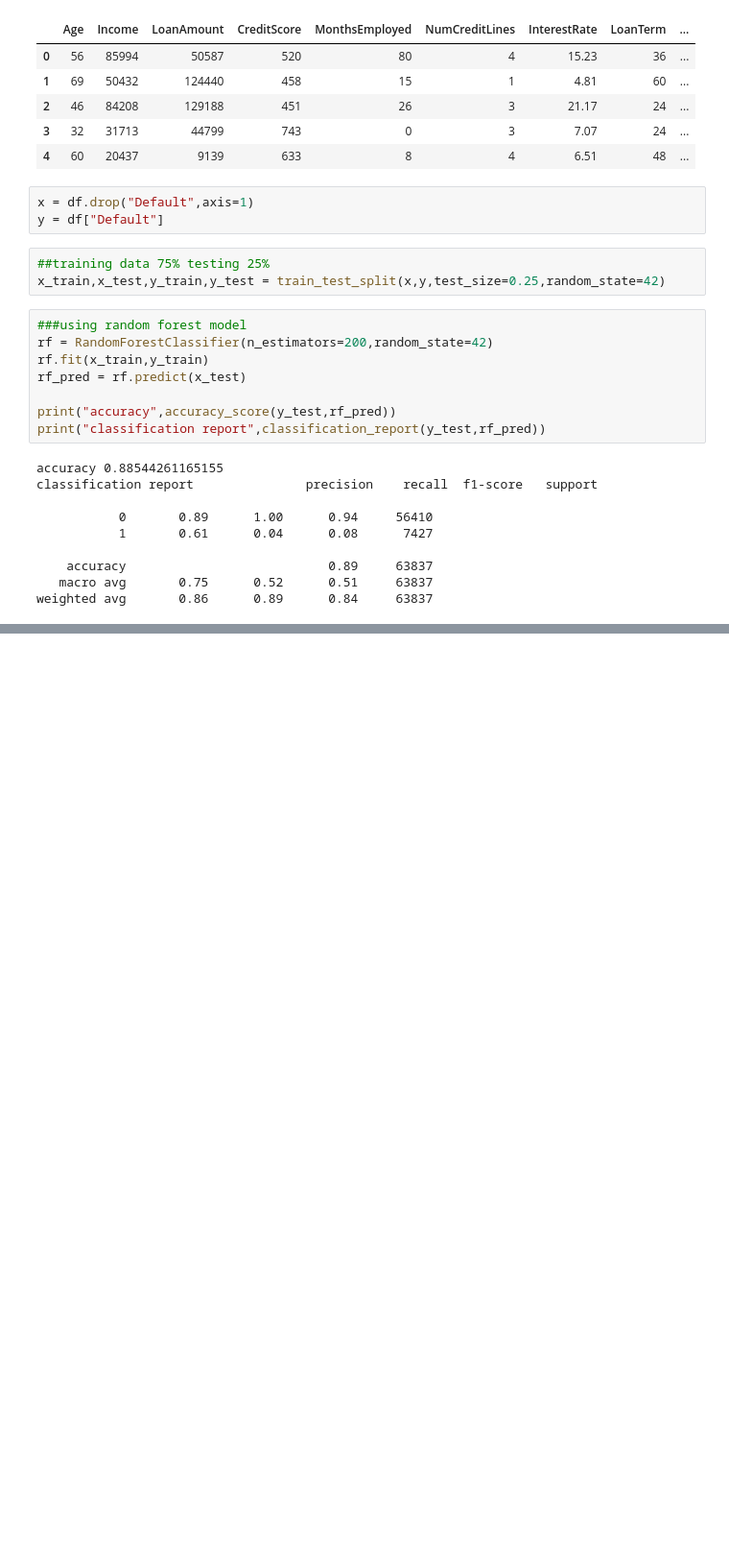
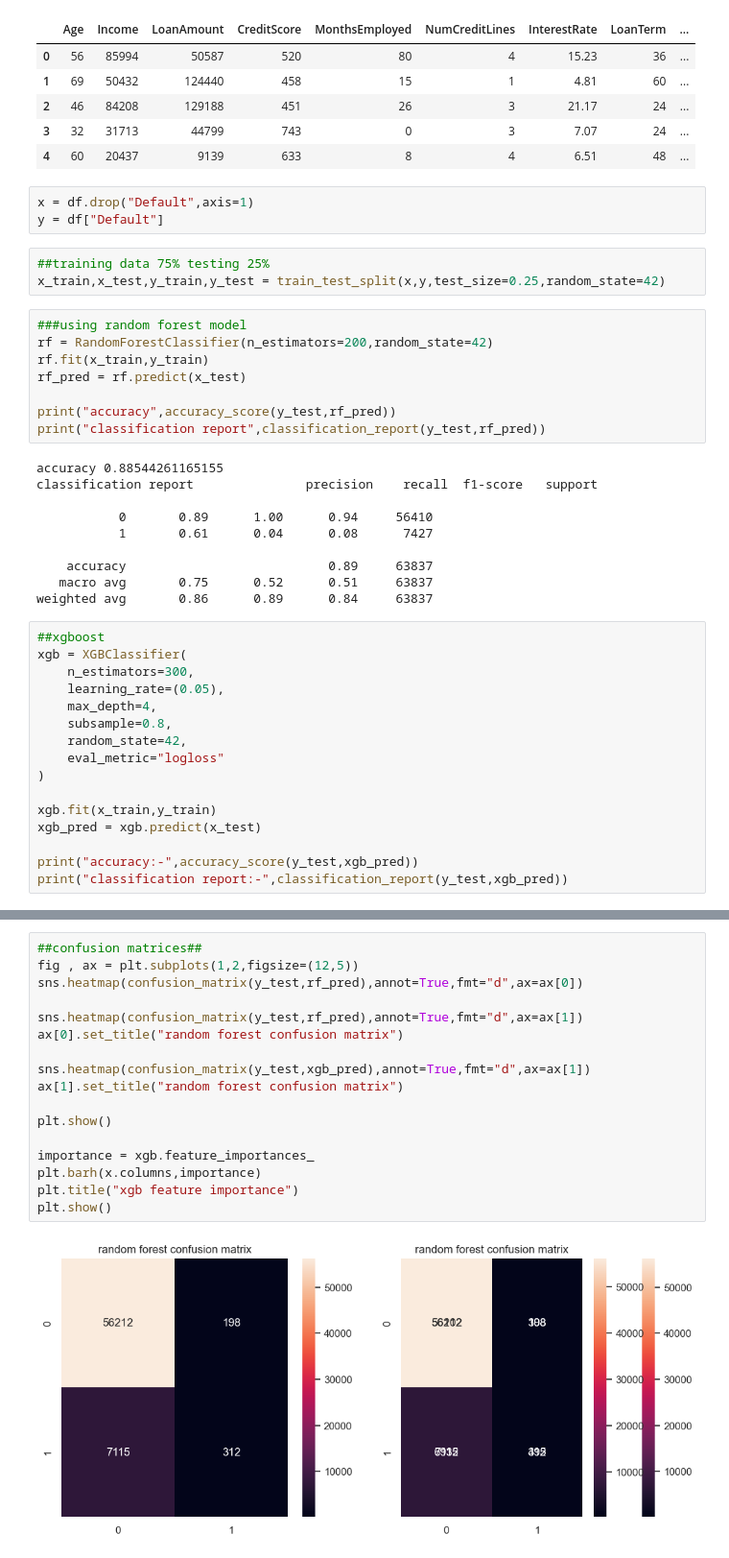
Before and after one commit to vipinyadav23542-ai/machinelearning-26vip, a Jupyter notebook: bagging_boosting.ipynb, the cells around one changed output, grey strips where cells are left out. Shown at 96% size. Drawn from its saved outputs; the diff is of its cells as text; blank space fills up the shorter version.

```diff
--- a/bagging_boosting.ipynb
+++ b/bagging_boosting.ipynb
@@ -78,3 +96,19 @@ classification report               precision    recall  f1-score   support
     accuracy                           0.89     63837
    macro avg       0.75      0.52      0.51     63837
 weighted avg       0.86      0.89      0.84     63837
+# %%
+##xgboost
+xgb = XGBClassifier(
+    n_estimators=300,
+    learning_rate=(0.05),
+    max_depth=4,
+    subsample=0.8,
+    random_state=42,
+    eval_metric="logloss"
+)
+
+xgb.fit(x_train,y_train)
+xgb_pred = xgb.predict(x_test)
+
+print("accuracy:-",accuracy_score(y_test,xgb_pred))
+print("classification report:-",classification_report(y_test,xgb_pred))
@@ -80,0 +125,19 @@ weighted avg       0.86      0.89      0.84     63837
+# %%
+##confusion matrices##
+fig , ax = plt.subplots(1,2,figsize=(12,5))
+sns.heatmap(confusion_matrix(y_test,rf_pred),annot=True,fmt="d",ax=ax[0])
+
+sns.heatmap(confusion_matrix(y_test,rf_pred),annot=True,fmt="d",ax=ax[1])
+ax[0].set_title("random forest confusion matrix")
+
+sns.heatmap(confusion_matrix(y_test,xgb_pred),annot=True,fmt="d",ax=ax[1])
+ax[1].set_title("random forest confusion matrix")
+
+plt.show()
+
+importance = xgb.feature_importances_
+plt.barh(x.columns,importance)
+plt.title("xgb feature importance")
+plt.show()
+# %% [output]
+[figure, added]
```
Also changed, not shown: parts of 4 cells of this notebook.
